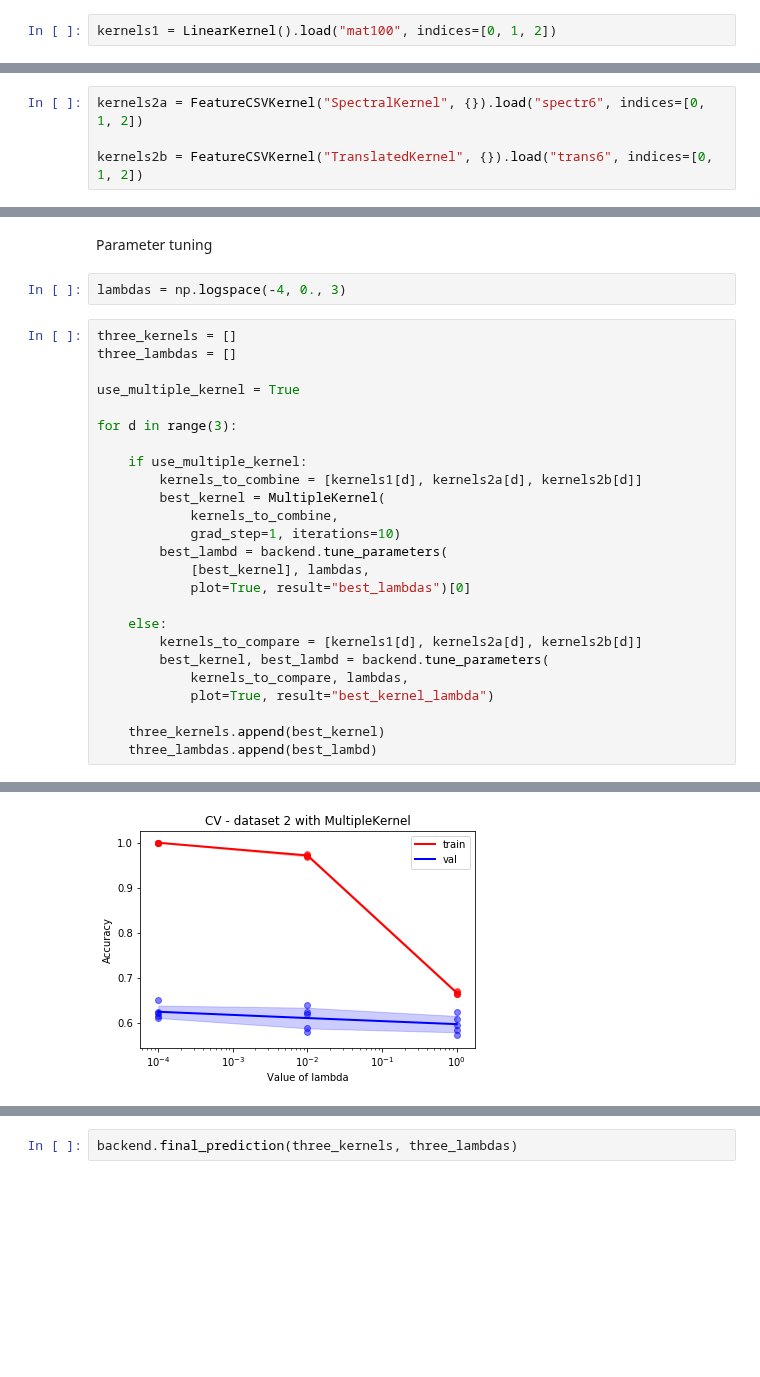
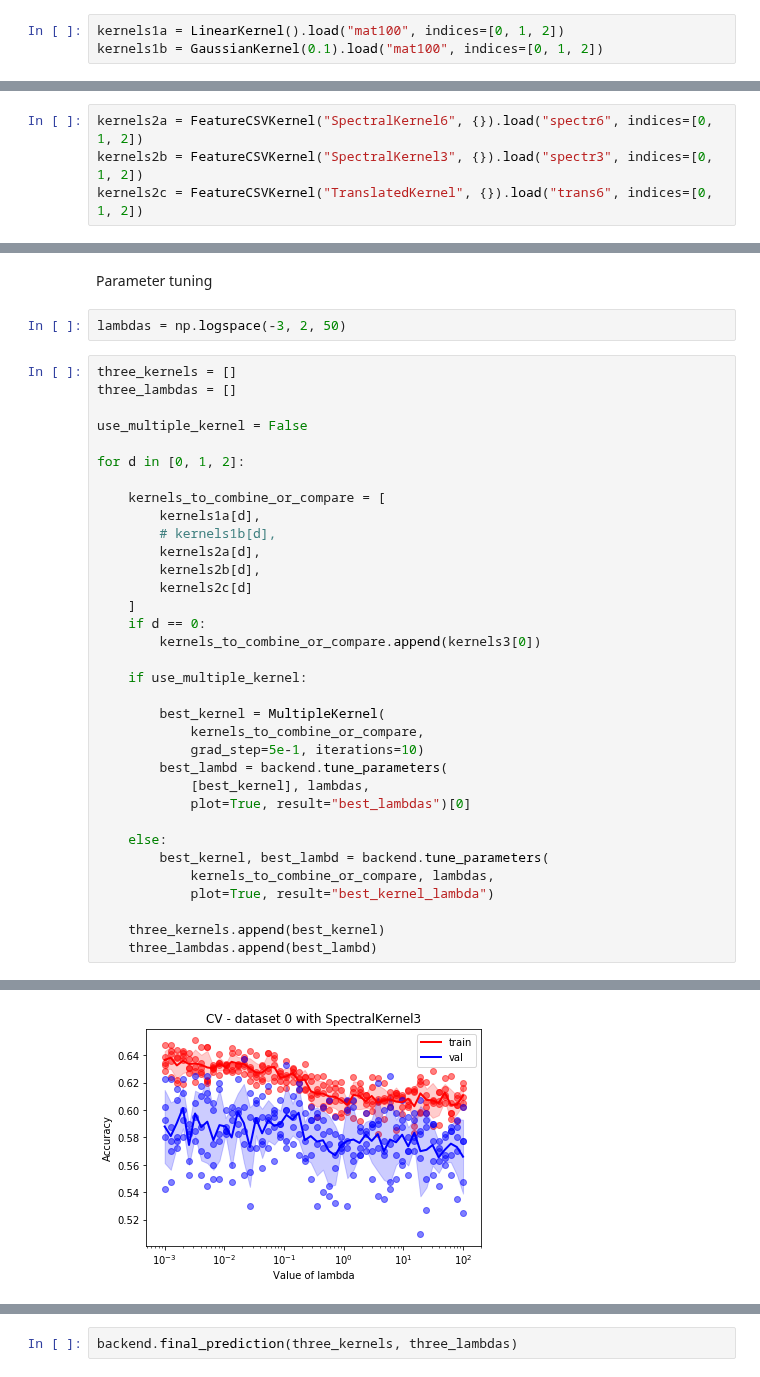
Before and after one commit to gdalle/KernelMethods, a Jupyter notebook: Pipeline.ipynb, the cells around one changed output, grey strips where cells are left out. Drawn from its saved outputs; the diff is of its cells as text; blank space fills up the shorter version.

```diff
--- a/Pipeline.ipynb
+++ b/Pipeline.ipynb
@@ -17,13 +17,14 @@ Academic license - for non-commercial use only
 # %% [markdown]
 Kernel computed on the fly on imported data
 # %%
-kernels1 = LinearKernel().load("mat100", indices=[0, 1, 2])
+kernels1a = LinearKernel().load("mat100", indices=[0, 1, 2])
+kernels1b = GaussianKernel(0.1).load("mat100", indices=[0, 1, 2])
 # %% [markdown]
 Linear kernel computed on the fly on imported features
 # %%
-kernels2a = FeatureCSVKernel("SpectralKernel", {}).load("spectr6", indices=[0, 1, 2])
-
-kernels2b = FeatureCSVKernel("TranslatedKernel", {}).load("trans6", indices=[0, 1, 2])
+kernels2a = FeatureCSVKernel("SpectralKernel6", {}).load("spectr6", indices=[0, 1, 2])
+kernels2b = FeatureCSVKernel("SpectralKernel3", {}).load("spectr3", indices=[0, 1, 2])
+kernels2c = FeatureCSVKernel("TranslatedKernel", {}).load("trans6", indices=[0, 1, 2])
 # %% [markdown]
 Precomputed kernel defined from stored Gram matrices
 # %%
@@ -31,28 +32,37 @@ kernels3 = GramCSVKernel("SubstringKernel", {}).load("substring4_0.7", indices=[
 # %% [markdown]
 Parameter tuning
 # %%
-lambdas = np.logspace(-4, 0., 3)
+lambdas = np.logspace(-3, 2, 50)
 # %%
 three_kernels = []
 three_lambdas = []
 
-use_multiple_kernel = True
+use_multiple_kernel = False
 
-for d in range(3):
+for d in [0, 1, 2]:
+
+    kernels_to_combine_or_compare = [
+        kernels1a[d],
+        # kernels1b[d],
+        kernels2a[d],
+        kernels2b[d],
+        kernels2c[d]
+    ]
+    if d == 0:
+        kernels_to_combine_or_compare.append(kernels3[0])
 
     if use_multiple_kernel:
-        kernels_to_combine = [kernels1[d], kernels2a[d], kernels2b[d]]
+
         best_kernel = MultipleKernel(
-            kernels_to_combine,
-            grad_step=1, iterations=10)
+            kernels_to_combine_or_compare,
+            grad_step=5e-1, iterations=10)
         best_lambd = backend.tune_parameters(
             [best_kernel], lambdas,
             plot=True, result="best_lambdas")[0]
 
     else:
-        kernels_to_compare = [kernels1[d], kernels2a[d], kernels2b[d]]
         best_kernel, best_lambd = backend.tune_parameters(
-            kernels_to_compare, lambdas,
+            kernels_to_combine_or_compare, lambdas,
             plot=True, result="best_kernel_lambda")
 
     three_kernels.append(best_kernel)
@@ -63 +73 @@ for d in range(3):
-[figure, old version]
+[figure, new version]
```
Also changed, not shown: parts of 1 cell of this notebook, 7 other files.
